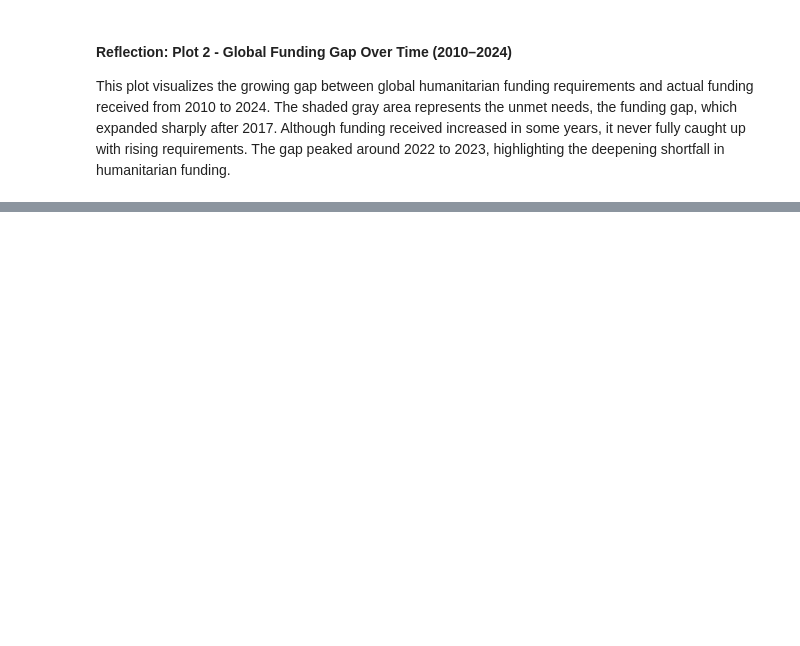
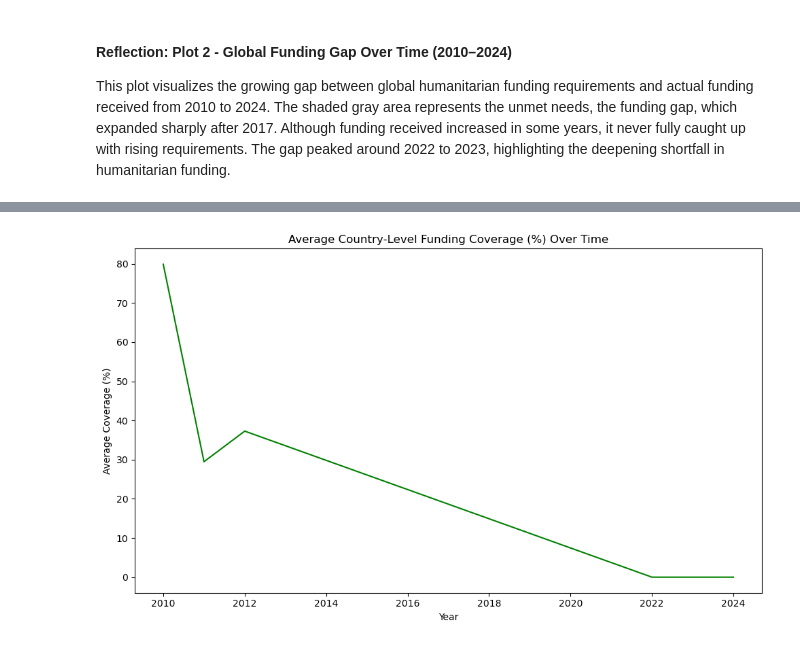
Before and after one commit to Zyjones/Crisis---Humanitarian-Needs-EDA, a Jupyter notebook: Notebooks/EDA/ColetteO_EDA.ipynb, the cells around one changed output, grey strips where cells are left out. Saved outputs shown, nothing was run; the diff lists cells and outputs as text; code cells hidden in the pictures; blank space fills up the shorter version.

```diff
--- a/Notebooks/EDA/ColetteO_EDA.ipynb
+++ b/Notebooks/EDA/ColetteO_EDA.ipynb
@@ -263,0 +270,14 @@ This plot shows the average global funding coverage percentage from 2010 to 2024
+# %%
+# Plot 4: Average Global Funding Coverage (%) Over Time
+
+avg_coverage_per_year = country_year_summary.groupby('Year')['Funding Coverage (%)'].mean().reset_index()
+
+plt.figure(figsize=(10, 6))
+sns.lineplot(data=avg_coverage_per_year, x='Year', y='Funding Coverage (%)', color='green')
+plt.title('Average Country-Level Funding Coverage (%) Over Time')
+plt.ylabel('Average Coverage (%)')
+plt.xlabel('Year')
+plt.tight_layout()
+plt.show()
+# %% [output]
+[figure, added]
```
Also changed, not shown: parts of 15 cells of this notebook.
